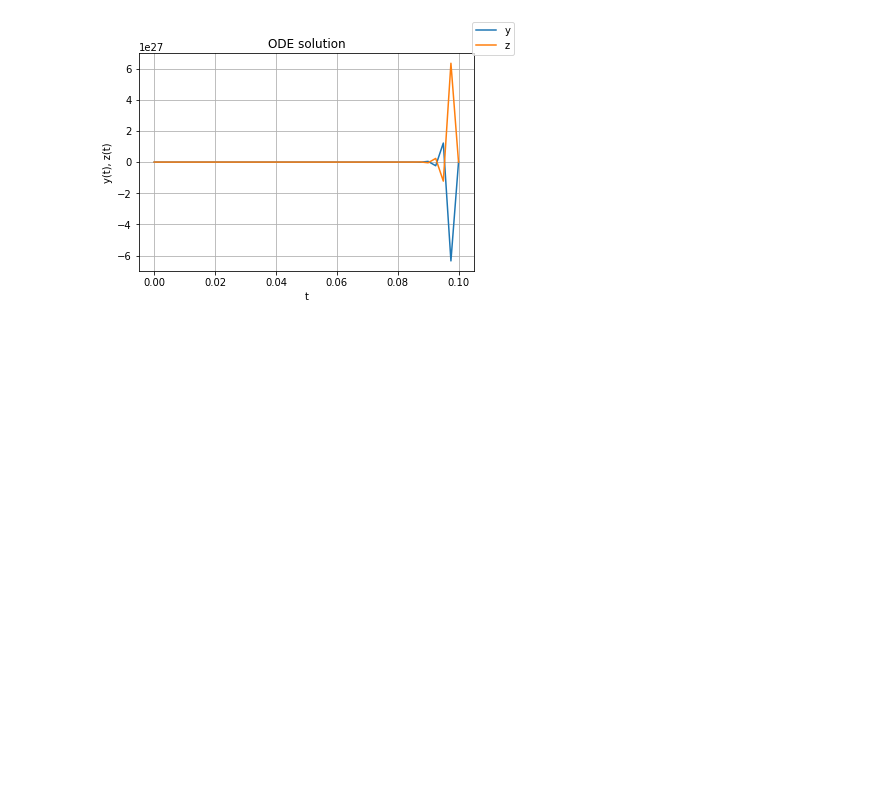
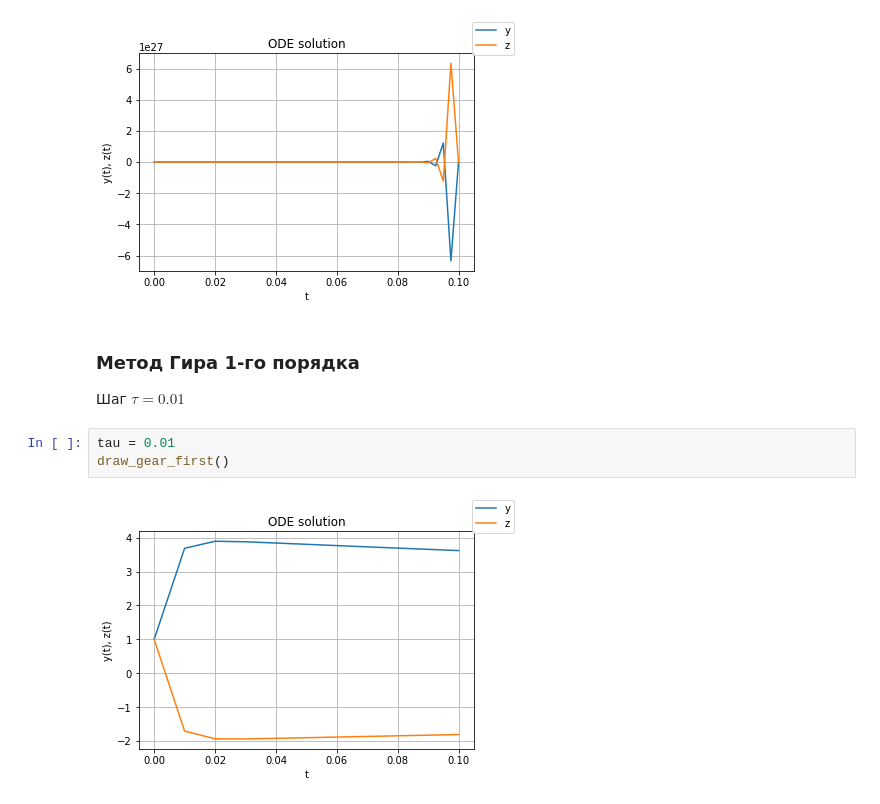
Before and after one commit to IAnanevich/numerical-methods, a Jupyter notebook: Lab1.ipynb, the cells around one changed output. Drawn from its saved outputs; the diff is of its cells as text; blank space fills up the shorter version.

```diff
--- a/Lab1.ipynb
+++ b/Lab1.ipynb
@@ -229,3 +359,11 @@ tau = 0.0025
 draw_improved_euler()
 # %% [output]
 [figure]
+# %% [markdown]
+### Метод Гира 1-го порядка
+Шаг $\tau = 0.01$
+# %%
+tau = 0.01
+draw_gear_first()
+# %% [output]
+[figure, added]
```
Also changed, not shown: parts of 28 cells of this notebook.
